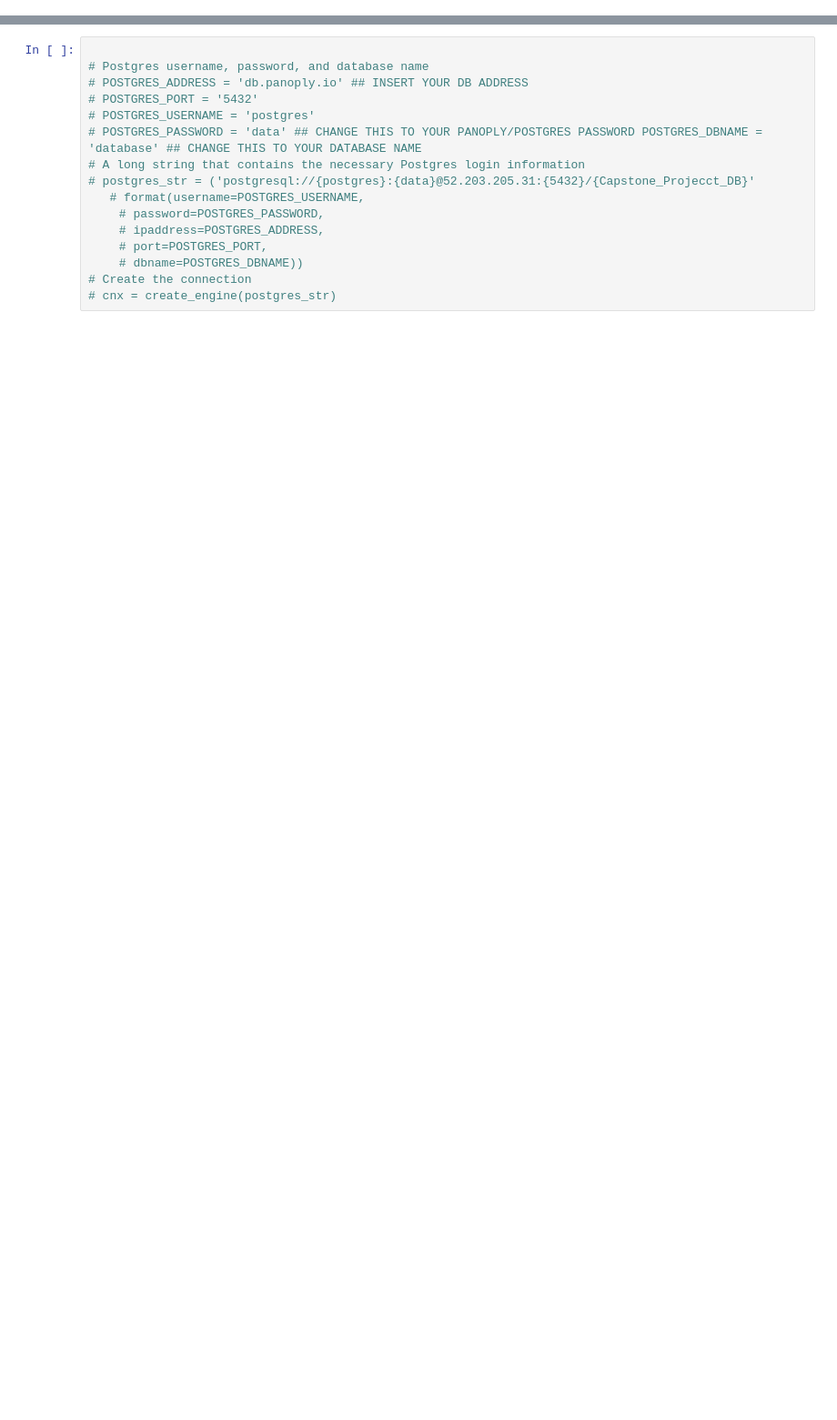
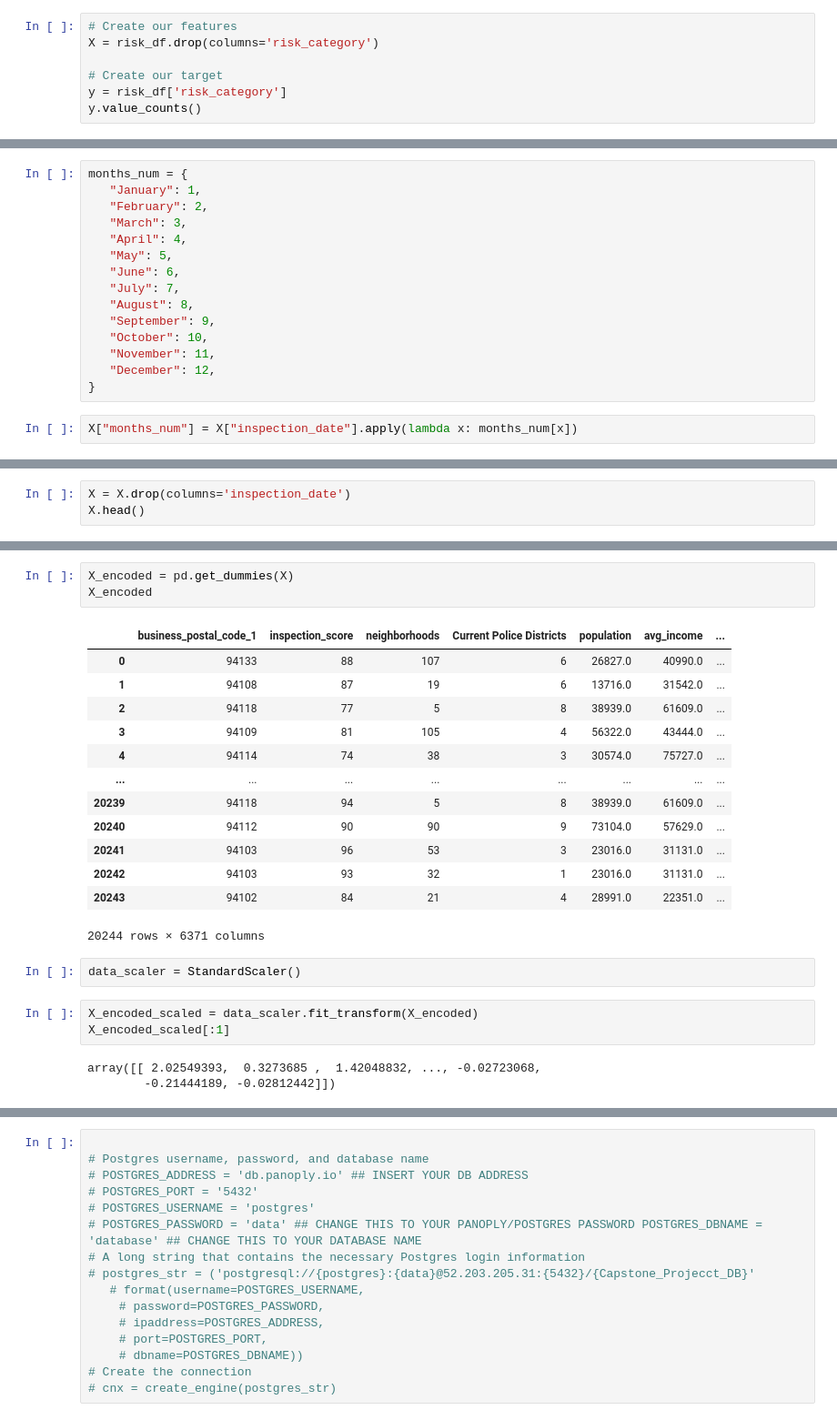
Before and after one commit to ianhernandezz/Capstone_Final_Report, a Jupyter notebook: Notebooks/Provisional_ML.ipynb, the cells around one changed output, grey strips where cells are left out. Shown: that part at 91% size. Cells and saved outputs as stored; diff of their text form; blank space fills up the shorter version.

```diff
--- a/Notebooks/Provisional_ML.ipynb
+++ b/Notebooks/Provisional_ML.ipynb
@@ -8,0 +25,7 @@ from sklearn.metrics import confusion_matrix, accuracy_score, classification_rep
+# %%
+# Create our features
+X = risk_df.drop(columns='risk_category')
+
+# Create our target
+y = risk_df['risk_category']
+y.value_counts()
@@ -8,0 +49,17 @@ from sklearn.metrics import confusion_matrix, accuracy_score, classification_rep
+# %%
+months_num = {
+   "January": 1,
+   "February": 2,
+   "March": 3,
+   "April": 4,
+   "May": 5,
+   "June": 6,
+   "July": 7,
+   "August": 8,
+   "September": 9,
+   "October": 10,
+   "November": 11,
+   "December": 12,
+}
+# %%
+X["months_num"] = X["inspection_date"].apply(lambda x: months_num[x])
@@ -8,0 +86,3 @@ from sklearn.metrics import confusion_matrix, accuracy_score, classification_rep
+# %%
+X = X.drop(columns='inspection_date')
+X.head()
@@ -8,0 +96,25 @@ from sklearn.metrics import confusion_matrix, accuracy_score, classification_rep
+# %%
+X_encoded = pd.get_dummies(X)
+X_encoded
+# %% [output]
+|  | business_postal_code_1 | inspection_score | neighborhoods | Current Police Districts | population | avg_income | ... |
+| 0 | 94133 | 88 | 107 | 6 | 26827.0 | 40990.0 | ... |
+| 1 | 94108 | 87 | 19 | 6 | 13716.0 | 31542.0 | ... |
+| 2 | 94118 | 77 | 5 | 8 | 38939.0 | 61609.0 | ... |
+| 3 | 94109 | 81 | 105 | 4 | 56322.0 | 43444.0 | ... |
+| 4 | 94114 | 74 | 38 | 3 | 30574.0 | 75727.0 | ... |
+| ... | ... | ... | ... | ... | ... | ... | ... |
+| 20239 | 94118 | 94 | 5 | 8 | 38939.0 | 61609.0 | ... |
+| 20240 | 94112 | 90 | 90 | 9 | 73104.0 | 57629.0 | ... |
+| 20241 | 94103 | 96 | 53 | 3 | 23016.0 | 31131.0 | ... |
+| 20242 | 94103 | 93 | 32 | 1 | 23016.0 | 31131.0 | ... |
+| 20243 | 94102 | 84 | 21 | 4 | 28991.0 | 22351.0 | ... |
+20244 rows × 6371 columns
+# %%
+data_scaler = StandardScaler()
+# %%
+X_encoded_scaled = data_scaler.fit_transform(X_encoded)
+X_encoded_scaled[:1]
+# %% [output]
+array([[ 2.02549393,  0.3273685 ,  1.42048832, ..., -0.02723068,
+        -0.21444189, -0.02812442]])
```
Also changed, not shown: parts of 17 cells of this notebook, 1 other file.
